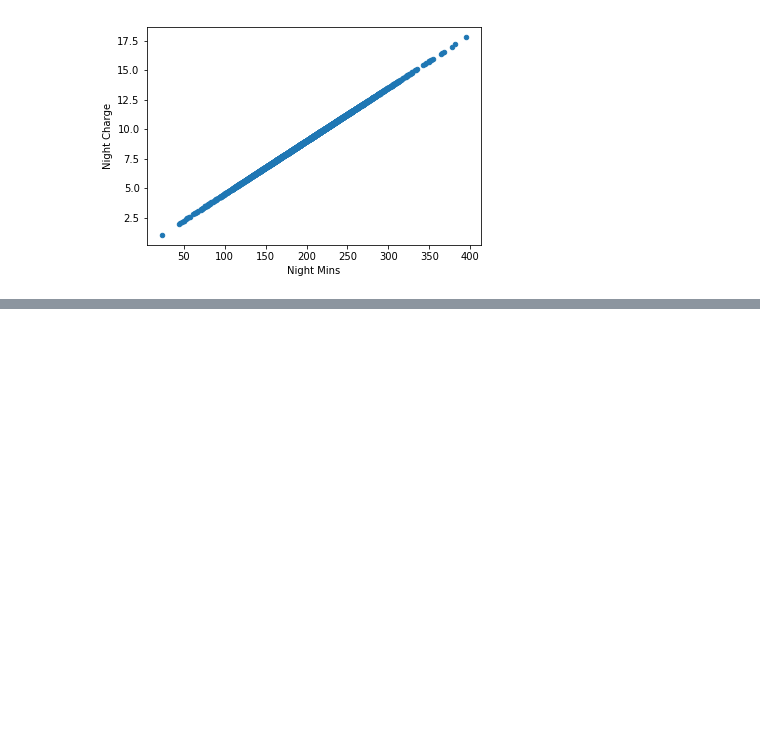
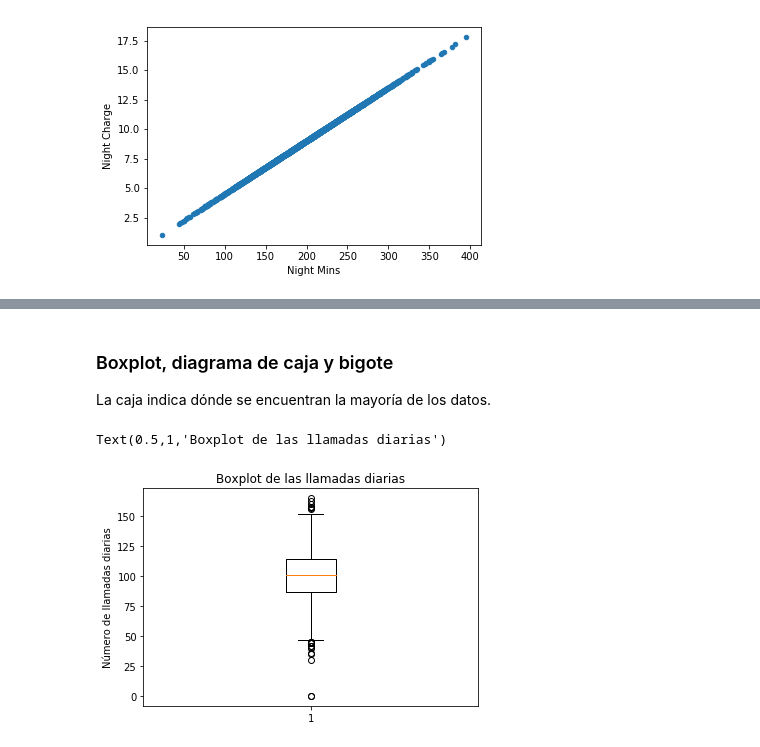
Before and after one commit to ososuna/python-ml, a Jupyter notebook: notebooks/T1 - 3 - Data Cleaning - Plots.ipynb, the cells around one changed output, grey strips where cells are left out. Saved outputs shown, nothing was run; the diff lists cells and outputs as text; code cells hidden in the pictures; blank space fills up the shorter version.

```diff
--- a/notebooks/T1 - 3 - Data Cleaning - Plots.ipynb
+++ b/notebooks/T1 - 3 - Data Cleaning - Plots.ipynb
@@ -42,0 +57,10 @@ AttributeError: 'DataFrame' object has no attribute 'plor'
+# %% [markdown]
+### Boxplot, diagrama de caja y bigote
+La caja indica dónde se encuentran la mayoría de los datos.
+# %%
+plt.boxplot(data['Day Calls'])
+plt.ylabel('Número de llamadas diarias')
+plt.title('Boxplot de las llamadas diarias')
+# %% [output]
+Text(0.5,1,'Boxplot de las llamadas diarias')
+[figure, added]
```
Also changed, not shown: parts of 9 cells of this notebook.
